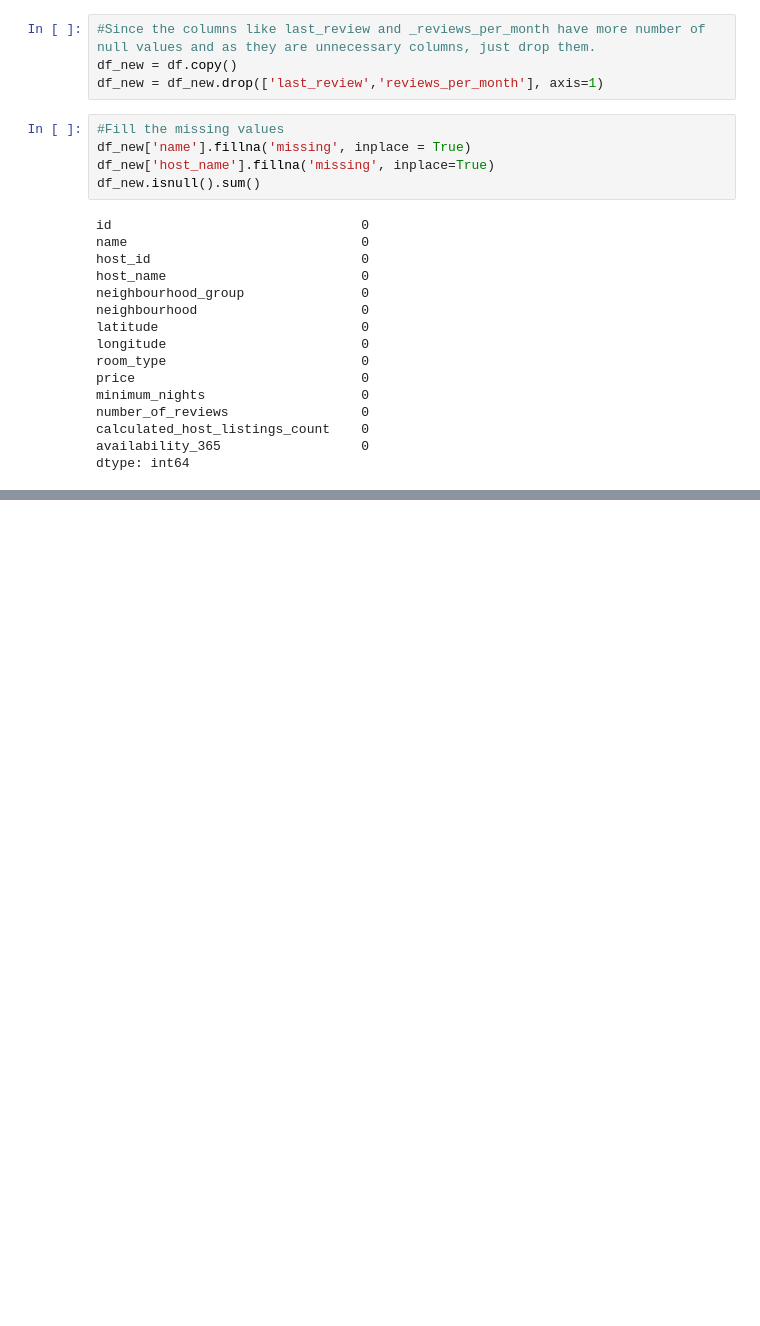
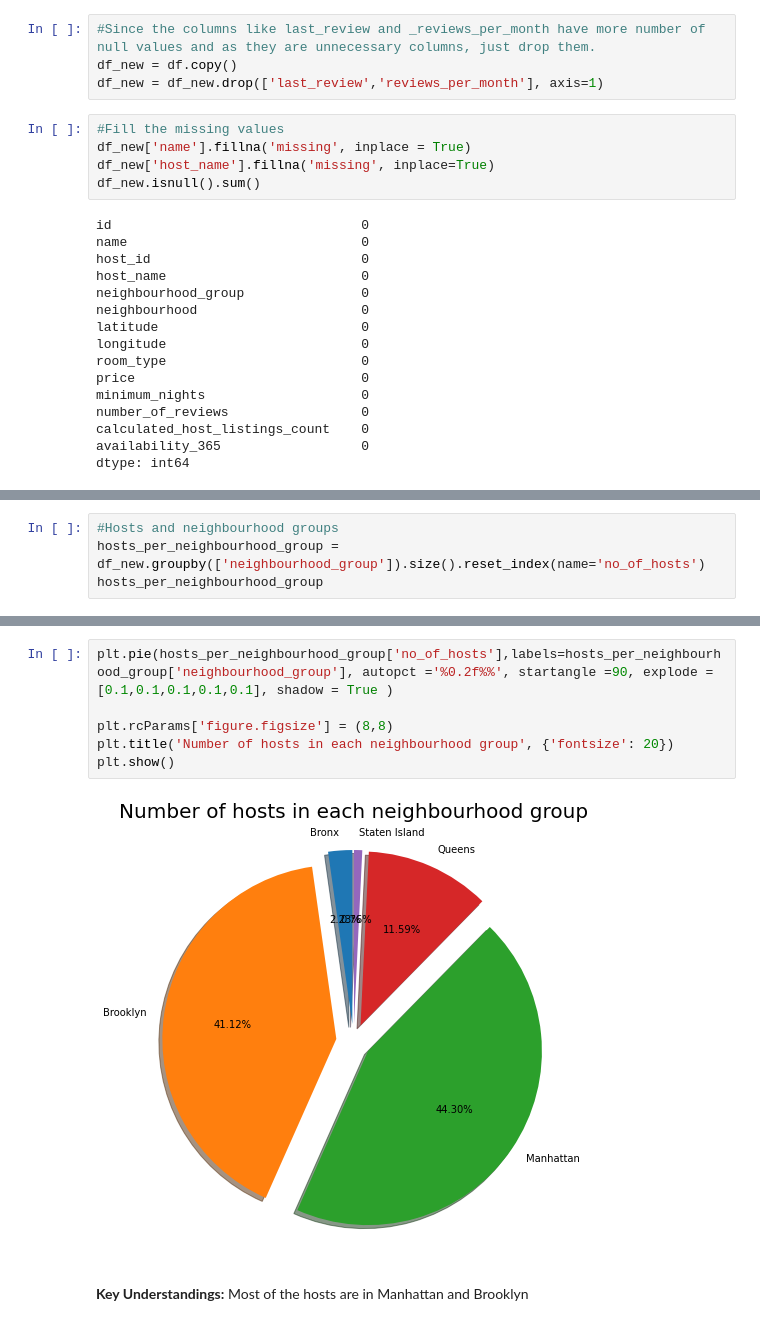
Before and after one commit to nizamulhaq/Airbnb-Bookings-Analysis, a Jupyter notebook: Airbnb_Bookings_Analysis_Capstone_Project.ipynb, the cells around one changed output, grey strips where cells are left out. Drawn from its saved outputs; the diff is of its cells as text; blank space fills up the shorter version.

```diff
--- a/Airbnb_Bookings_Analysis_Capstone_Project.ipynb
+++ b/Airbnb_Bookings_Analysis_Capstone_Project.ipynb
@@ -106,0 +109,4 @@ dtype: int64
+# %%
+#Hosts and neighbourhood groups
+hosts_per_neighbourhood_group = df_new.groupby(['neighbourhood_group']).size().reset_index(name='no_of_hosts')
+hosts_per_neighbourhood_group
@@ -106,0 +120,10 @@ dtype: int64
+# %%
+plt.pie(hosts_per_neighbourhood_group['no_of_hosts'],labels=hosts_per_neighbourhood_group['neighbourhood_group'], autopct ='%0.2f%%', startangle =90, explode = [0.1,0.1,0.1,0.1,0.1], shadow = True )
+
+plt.rcParams['figure.figsize'] = (8,8)
+plt.title('Number of hosts in each neighbourhood group', {'fontsize': 20})
+plt.show()
+# %% [output]
+[figure, added]
+# %% [markdown]
+**Key Understandings:** Most of the hosts are in Manhattan and Brooklyn
```
Also changed, not shown: parts of 2 cells of this notebook.
